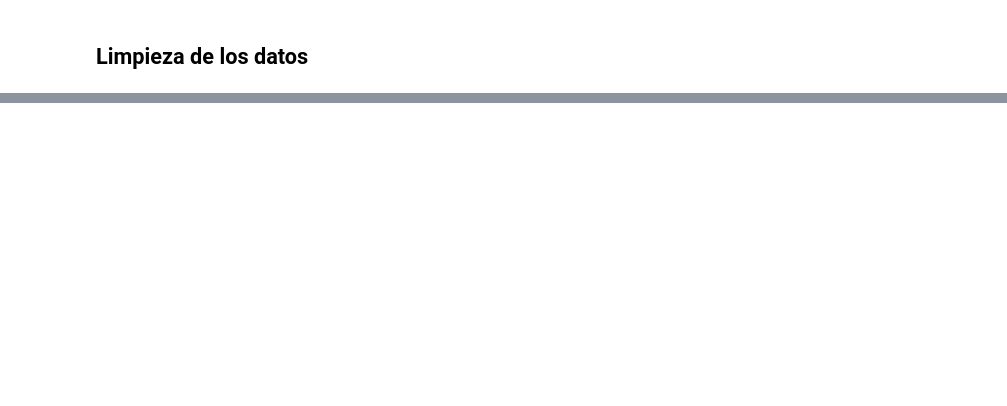
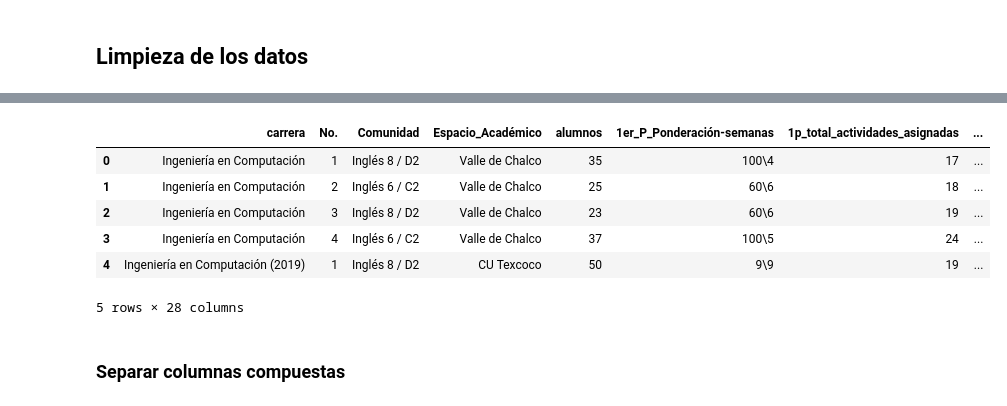
Before and after one commit to ArturoG1z/Proyecto-CyAD, a Jupyter notebook: Notebook/proyecto_modulo_3.ipynb, the cells around one changed output, grey strips where cells are left out. Saved outputs shown, nothing was run; the diff lists cells and outputs as text; code cells hidden in the pictures; blank space fills up the shorter version.

```diff
--- a/Notebook/proyecto_modulo_3.ipynb
+++ b/Notebook/proyecto_modulo_3.ipynb
@@ -35,48 +66,24 @@ df_original = df_original.iloc[:, 1:]
 # %%
-columnas = [
-  'carrera',
-  'No.',
-  'Asesor', # se quita
-  'Comunidad',
-  'Espacio_Académico',
-  'Bloque', # se quita
-  'Grupo', # se quita
-  'alumnos',
-  '1er_P_Ponderación-semanas',
-  '1p_total_actividades_asignadas',
-  '1p_total_actividades_evaluativas',
-  '1p_porcentaje_evidencias_calificadas',
-  '1p_total_actividades_calificadas',
-  '1p_total_actividades_entregadas',
-  '1p_porcentaje_evidencias_calificadas_tiempo',
-  '1p_total_actividades_calificadas_tiempo',
-  '1p_porcentaje_aprobados',
-  '2oP_Ponderación-semanas',
-  '2p_total_actividades_asignadas',
-  '2p_total_actividades_evaluativas',
-  '2p_porcentaje_evidencias_calificadas',
-  '2p_total_actividades_calificadas',
-  '2p_total_actividades_entregadas',
-  '2p_porcentaje_evidencias_calificadas_tiempo',
-  '2p_total_actividades_calificadas_tiempo',
-  '2p_porcentaje_aprobados',
-  'total_actividades_calificadas',
-  'trabajos_por_calificar',
-  'Porcentaje-Eficiencia-Terminal', # se quita
-  'Aprobados',
-  'correos_enviados',
-  'correos_recibidos',
-]
-
 quitar = [
   'Asesor',
   'Bloque',
   'Grupo',
   'Porcentaje-Eficiencia-Terminal',
 ]
 
 #print(columnas)
 df = df_original.drop(quitar, axis=1)
 
 # Eliminando el ID de la materia en la columna 'Comunidad'
 df['Comunidad'] = df['Comunidad'].str[5:]
+df.head()
+# %% [output]
+|  | carrera | No. | Comunidad | Espacio_Académico | alumnos | 1er_P_Ponderación-semanas | 1p_total_actividades_asignadas | ... |
+| 0 | Ingeniería en Computación | 1 | Inglés 8 / D2 | Valle de Chalco | 35 | 100\4 | 17 | ... |
+| 1 | Ingeniería en Computación | 2 | Inglés 6 / C2 | Valle de Chalco | 25 | 60\6 | 18 | ... |
+| 2 | Ingeniería en Computación | 3 | Inglés 8 / D2 | Valle de Chalco | 23 | 60\6 | 19 | ... |
+| 3 | Ingeniería en Computación | 4 | Inglés 6 / C2 | Valle de Chalco | 37 | 100\5 | 24 | ... |
+| 4 | Ingeniería en Computación (2019) | 1 | Inglés 8 / D2 | CU Texcoco | 50 | 9\9 | 19 | ... |
+5 rows × 28 columns
+# %% [markdown]
+### Separar columnas compuestas
```
Also changed, not shown: parts of 31 cells of this notebook.
